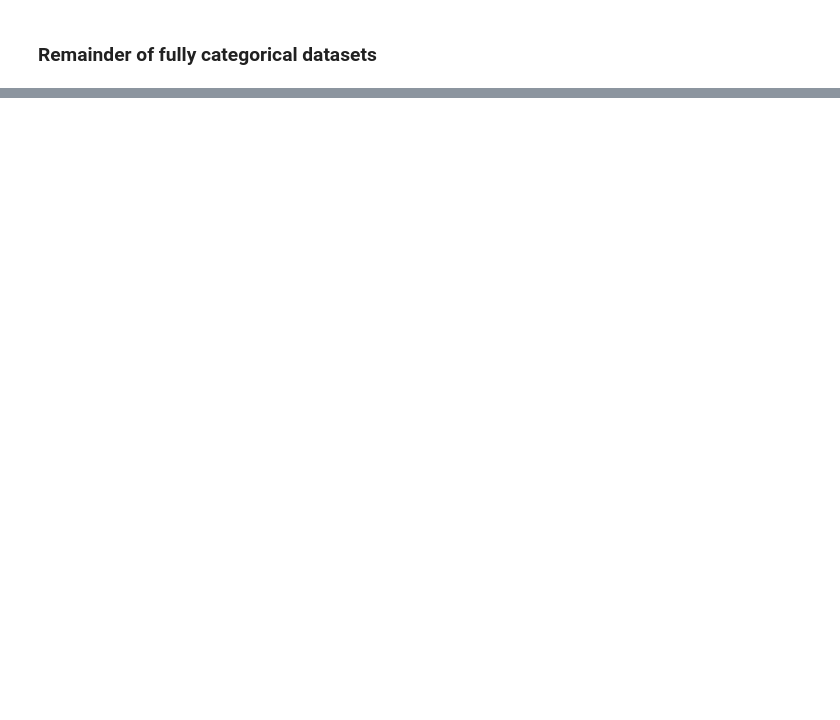
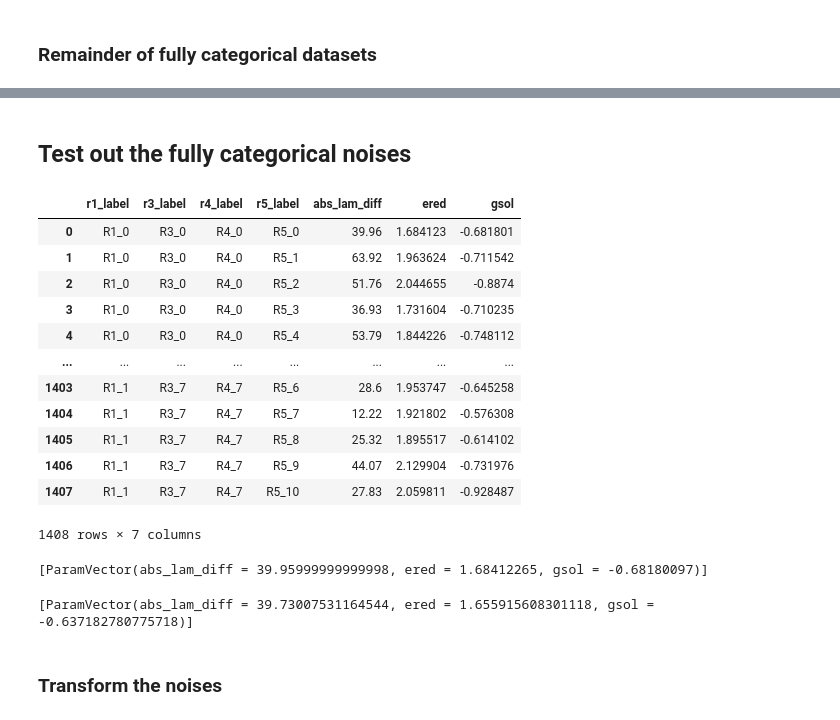
Before and after one commit to aspuru-guzik-group/olympus, a Jupyter notebook: case_studies/train_emulators/plot_emulator_performance.ipynb, the cells around one changed output, grey strips where cells are left out. Saved outputs shown, nothing was run; the diff lists cells and outputs as text; code cells hidden in the pictures; blank space fills up the shorter version.

```diff
--- a/case_studies/train_emulators/plot_emulator_performance.ipynb
+++ b/case_studies/train_emulators/plot_emulator_performance.ipynb
@@ -1168,0 +1147,19 @@ axes[0].plot([min_, max_], [min_, max_], ls='--', c='k', lw=1, alpha=0.6)
+# %% [markdown]
+## Test out the fully categorical noises
+# %%
+dataset = Dataset(kind='redoxmers')
+dataset.data
+# %% [output]
+|  | r1_label | r3_label | r4_label | r5_label | abs_lam_diff | ered | gsol |
+| 0 | R1_0 | R3_0 | R4_0 | R5_0 | 39.96 | 1.684123 | -0.681801 |
+| 1 | R1_0 | R3_0 | R4_0 | R5_1 | 63.92 | 1.963624 | -0.711542 |
+| 2 | R1_0 | R3_0 | R4_0 | R5_2 | 51.76 | 2.044655 | -0.8874 |
+| 3 | R1_0 | R3_0 | R4_0 | R5_3 | 36.93 | 1.731604 | -0.710235 |
+| 4 | R1_0 | R3_0 | R4_0 | R5_4 | 53.79 | 1.844226 | -0.748112 |
+| ... | ... | ... | ... | ... | ... | ... | ... |
+| 1403 | R1_1 | R3_7 | R4_7 | R5_6 | 28.6 | 1.953747 | -0.645258 |
+| 1404 | R1_1 | R3_7 | R4_7 | R5_7 | 12.22 | 1.921802 | -0.576308 |
+| 1405 | R1_1 | R3_7 | R4_7 | R5_8 | 25.32 | 1.895517 | -0.614102 |
+| 1406 | R1_1 | R3_7 | R4_7 | R5_9 | 44.07 | 2.129904 | -0.731976 |
+| 1407 | R1_1 | R3_7 | R4_7 | R5_10 | 27.83 | 2.059811 | -0.928487 |
+1408 rows × 7 columns
@@ -1168,0 +1168,10 @@ axes[0].plot([min_, max_], [min_, max_], ls='--', c='k', lw=1, alpha=0.6)
+# %%
+dataset.run(pvec, noiseless=True, return_paramvector=True)
+# %% [output]
+[ParamVector(abs_lam_diff = 39.95999999999998, ered = 1.68412265, gsol = -0.68180097)]
+# %%
+dataset.run(pvec, return_paramvector=True)
+# %% [output]
+[ParamVector(abs_lam_diff = 39.73007531164544, ered = 1.655915608301118, gsol = -0.637182780775718)]
+# %% [markdown]
+### Transform the noises
```
Also changed, not shown: parts of 16 cells of this notebook, 28 other files.
